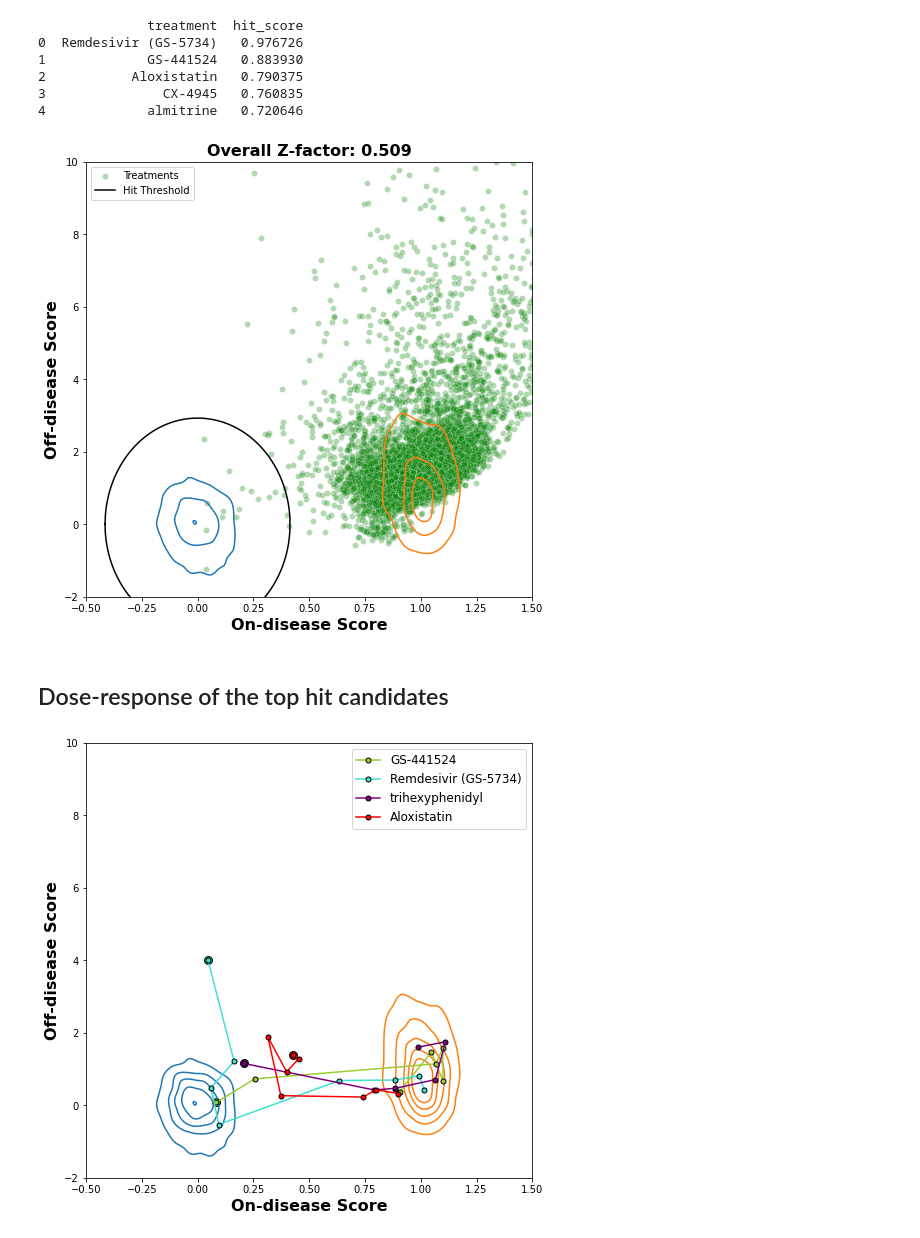
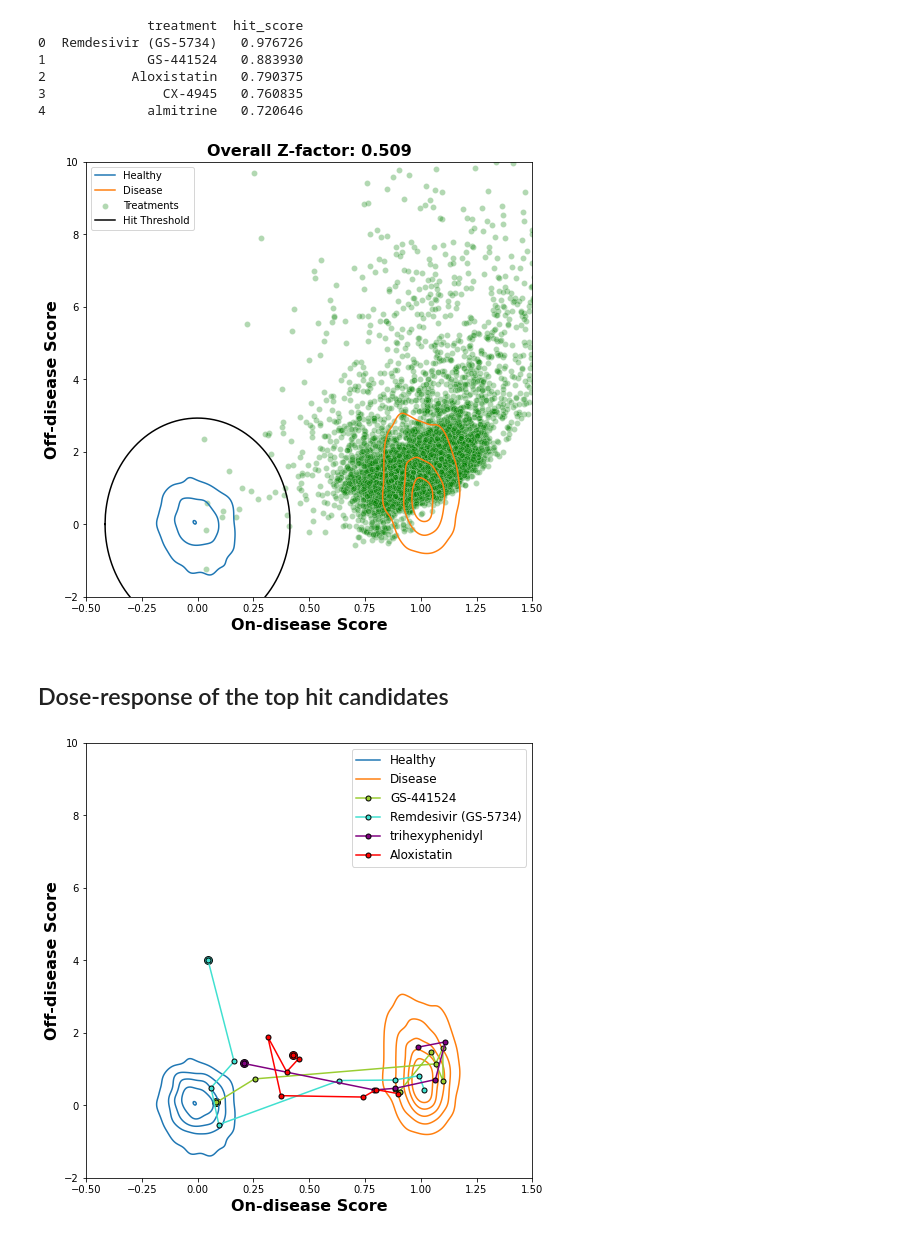
Before and after one commit to jainzana/shared_projects, a Jupyter notebook: _sources/Recursion_2019a_HRCE.ipynb, the cells around one changed output. Cells and saved outputs as stored; diff of their text form; code cells hidden in the pictures.

```diff
--- a/_sources/Recursion_2019a_HRCE.ipynb
+++ b/_sources/Recursion_2019a_HRCE.ipynb
@@ -963,12 +972,12 @@ for (curr_ax, exp) in zip(ax, metadata.experiment.unique()):
   exp_idx = idx[:,:,:,:, exp]
   plt.sca(curr_ax)
   data = disease_scores.loc[exp_idx].loc[main_ctrls]
-  fig = sns.kdeplot(x='on_disease_score',
-                    y='off_disease_score',
-                    data=data.reset_index(),
-                    hue='disease_condition',
-                    levels=[0.1, 0.3, 0.5, 0.7, 0.9],
-                    hue_order=['Inactive', 'Active']);
+  sns.kdeplot(x='on_disease_score',
+              y='off_disease_score',
+              data=data.reset_index(),
+              hue='disease_condition',
+              levels=[0.1, 0.3, 0.5, 0.7, 0.9],
+              hue_order=['Inactive', 'Active']);
   plt.xlabel('On-disease Score',
              fontdict={'weight': 'bold', 'size': 16});
   plt.xticks(np.arange(-0.5, 1.75, 0.25));
@@ -978,6 +987,9 @@ for (curr_ax, exp) in zip(ax, metadata.experiment.unique()):
             fontdict={'weight': 'bold', 'size': 16});
   plt.xlim(-0.5, 1.5);
   plt.ylim(-2, 12);
+
+  lgnd = curr_ax.get_legend()
+  handles = lgnd.legendHandles
 
   # Plot each of the treatments and associated colors listed above
   for c, tx in zip(colors, treatments):
@@ -991,5 +1003,9 @@ for (curr_ax, exp) in zip(ax, metadata.experiment.unique()):
                 data.off_disease_score.iloc[-1],
                 c=c, marker='.', s=250, ec='k', lw=1)
 
-  plt.legend(prop={'size':12});
+
+  handles2, labels2 = curr_ax.get_legend_handles_labels()
+  plt.legend(prop={'size':12},
+             handles = handles + handles2,
+             labels=['Healthy', 'Disease']+labels2);
 # %% [output]
@@ -1097,14 +1114,13 @@ y2 = -np.sqrt(2*sig_Y**2*(-np.flip(x)**2/(2*sig_X**2) - np.log(threshold)))
 y = np.concatenate((y1,y2, y1[0:1]))
 x = np.concatenate((x,np.flip(x), x[0:1]))
 
-plt.figure(figsize=(8,8));
-fig = sns.kdeplot(x='on_disease_score',
+fig = plt.figure(figsize=(8,8));
+ax = sns.kdeplot(x='on_disease_score',
                   y='off_disease_score',
                   data=disease_scores.loc[main_ctrls].reset_index(),
                   hue='disease_condition',
                   levels=[0.1, 0.5, 0.9],
-                  hue_order=['Inactive', 'Active'],
-                  legend=True);
+                  hue_order=['Inactive', 'Active']);
 plt.xlabel('On-disease Score',
            fontdict={'weight': 'bold', 'size': 16});
 plt.xticks(np.arange(-0.5, 1.75, 0.25));
@@ -1113,7 +1129,7 @@ plt.ylabel('Off-disease Score',
 plt.title('Overall Z-factor: {:.3f}'.format(Zfactor.loc['Overall']),
           fontdict={'weight': 'bold', 'size': 16});
 
-lgnd = fig.get_legend()
+lgnd = ax.get_legend()
 handles = lgnd.legendHandles
 
 x_treat = disease_scores.loc[treated]\
@@ -1122,54 +1138,65 @@ x_treat = disease_scores.loc[treated]\
 y_treat = disease_scores.loc[treated]\
                         .groupby(level='samp_group')\
                         .off_disease_score.mean()
-fig = sns.scatterplot(x=x_treat,
+sns.scatterplot(x=x_treat,
                       y=y_treat,
                       color='green',
                       alpha=0.3,
-                      label='Treatments');
+                      label='Treatments',
+                      ax=ax);
+
+
+plt.plot(x, y, c='k', label='Hit Threshold')
+
+handles2, labels2 = ax.get_legend_handles_labels()
+plt.legend(handles = handles + handles2,
+           labels=['Healthy', 'Disease']+labels2);
 plt.xlim(-0.5, 1.5);
 plt.ylim(-2, 10);
-handles2, _ = fig.get_legend_handles_labels()
-
-fig = plt.plot(x, y, c='k', label='Hit Threshold')
-plt.legend();
 # %% [output]
-[figure, old version]
+[figure, new version]
 # %% [markdown]
 ## Dose-response of the top hit candidates
 # %%
 
 treatments = hits[hits.gt(threshold)].reset_index().treatment
 colors = ['yellowgreen', 'turquoise', 'purple', 'red', 'gold', 'magenta', 'green']
 
 plt.figure(figsize=(8,8));
-fig = sns.kdeplot(x='on_disease_score',
-                  y='off_disease_score',
-                  data=disease_scores.loc[main_ctrls].reset_index(),
-                  hue='disease_condition',
-                  levels=[0.1, 0.3, 0.5, 0.7, 0.9],
-                  hue_order=['Inactive', 'Active']);
+ax = sns.kdeplot(x='on_disease_score',
+                 y='off_disease_score',
+                 data=disease_scores.loc[main_ctrls].reset_index(),
+                 hue='disease_condition',
+                 levels=[0.1, 0.3, 0.5, 0.7, 0.9],
+                 hue_order=['Inactive', 'Active']);
 plt.xlabel('On-disease Score',
            fontdict={'weight': 'bold', 'size': 16});
 plt.xticks(np.arange(-0.5, 1.75, 0.25));
 plt.ylabel('Off-disease Score',
            fontdict={'weight': 'bold', 'size': 16});
 plt.xlim(-0.5, 1.5);
 plt.ylim(-2, 10);
+
+lgnd = ax.get_legend()
+handles = lgnd.legendHandles
 
 # Plot each of the treatments and associated colors listed above
 for c, tx in zip(colors, treatments):
     data = my_summary.loc[idx[:,tx], :]\
                      .groupby(['treatment', 'treatment_conc'])\
                      .mean()
     plt.plot(data.on_disease_score,
              data.off_disease_score,
              '.-', c=c, ms=10, mec='k',
              label=tx)
     plt.scatter(data.on_disease_score[-1],
                 data.off_disease_score[-1],
                 c=c, marker='.', s=250, ec='k', lw=1)
 
-plt.legend(prop={'size':12});
+handles2, labels2 = ax.get_legend_handles_labels()
+
+plt.legend(prop={'size':12},
+          handles = handles + handles2,
+          labels=['Healthy', 'Disease']+labels2);
 # %% [output]
-[figure, old version]
+[figure, new version]
```
Also changed, not shown: parts of 16 cells of this notebook, 6 other files.
